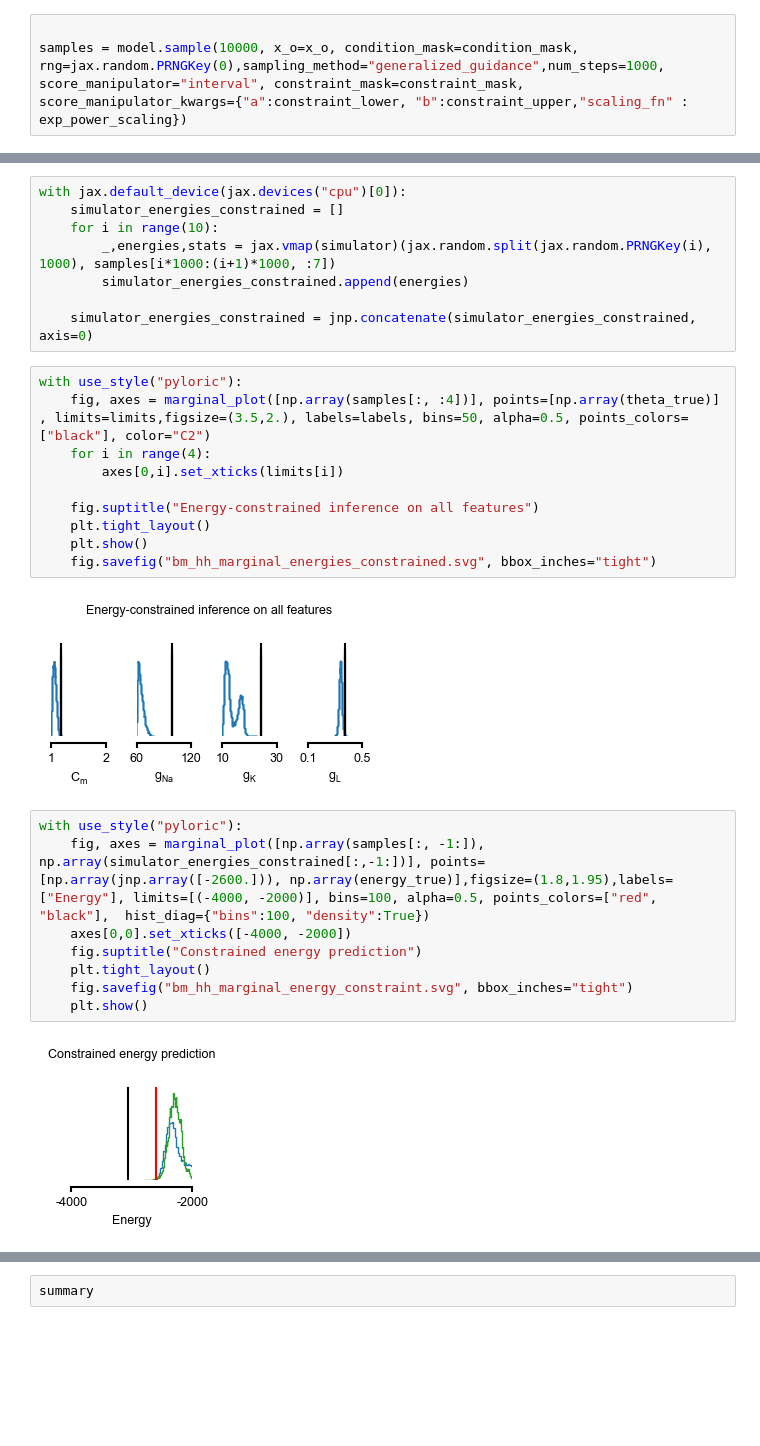
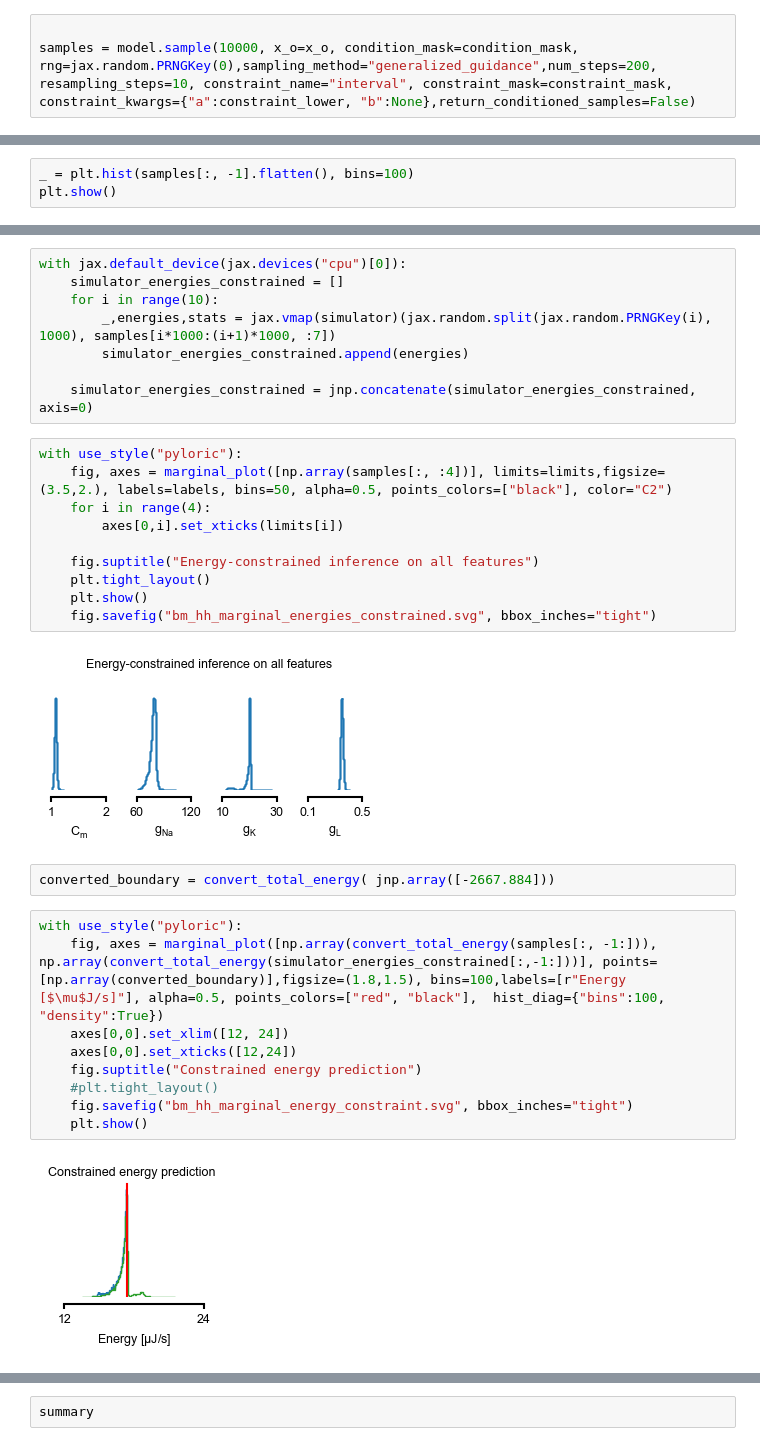
Before and after one commit to mackelab/probjax, a Jupyter notebook: scoresbibm/figures/fig5/base_fig.ipynb, the cells around one changed output, grey strips where cells are left out. Drawn from its saved outputs; the diff is of its cells as text; blank space fills up the shorter version.

```diff
--- a/scoresbibm/figures/fig5/base_fig.ipynb
+++ b/scoresbibm/figures/fig5/base_fig.ipynb
@@ -160,3 +194,3 @@ plt.show()
 # %%
 
-samples = model.sample(10000, x_o=x_o, condition_mask=condition_mask, rng=jax.random.PRNGKey(0),sampling_method="generalized_guidance",num_steps=1000, score_manipulator="interval", constraint_mask=constraint_mask, score_manipulator_kwargs={"a":constraint_lower, "b":constraint_upper,"scaling_fn" : exp_power_scaling})
+samples = model.sample(10000, x_o=x_o, condition_mask=condition_mask, rng=jax.random.PRNGKey(0),sampling_method="generalized_guidance",num_steps=200, resampling_steps=10, constraint_name="interval", constraint_mask=constraint_mask, constraint_kwargs={"a":constraint_lower, "b":None},return_conditioned_samples=False)
@@ -162,0 +204,3 @@ samples = model.sample(10000, x_o=x_o, condition_mask=condition_mask, rng=jax.ra
+# %%
+_ = plt.hist(samples[:, -1].flatten(), bins=100)
+plt.show()
@@ -170,7 +216,7 @@ with jax.default_device(jax.devices("cpu")[0]):
     simulator_energies_constrained = jnp.concatenate(simulator_energies_constrained, axis=0)
 # %%
 with use_style("pyloric"):
-    fig, axes = marginal_plot([np.array(samples[:, :4])], points=[np.array(theta_true)] , limits=limits,figsize=(3.5,2.), labels=labels, bins=50, alpha=0.5, points_colors=["black"], color="C2")
+    fig, axes = marginal_plot([np.array(samples[:, :4])], limits=limits,figsize=(3.5,2.), labels=labels, bins=50, alpha=0.5, points_colors=["black"], color="C2")
     for i in range(4):
         axes[0,i].set_xticks(limits[i])
 
@@ -179,15 +225,18 @@ with use_style("pyloric"):
     plt.show()
     fig.savefig("bm_hh_marginal_energies_constrained.svg", bbox_inches="tight")
 # %% [output]
-[figure, old version]
+[figure, new version]
+# %%
+converted_boundary = convert_total_energy( jnp.array([-2667.884]))
 # %%
 with use_style("pyloric"):
-    fig, axes = marginal_plot([np.array(samples[:, -1:]), np.array(simulator_energies_constrained[:,-1:])], points= [np.array(jnp.array([-2600.])), np.array(energy_true)],figsize=(1.8,1.95),labels=["Energy"], limits=[(-4000, -2000)], bins=100, alpha=0.5, points_colors=["red", "black"],  hist_diag={"bins":100, "density":True})
-    axes[0,0].set_xticks([-4000, -2000])
+    fig, axes = marginal_plot([np.array(convert_total_energy(samples[:, -1:])), np.array(convert_total_energy(simulator_energies_constrained[:,-1:]))], points= [np.array(converted_boundary)],figsize=(1.8,1.5), bins=100,labels=[r"Energy [$\mu$J/s]"], alpha=0.5, points_colors=["red", "black"],  hist_diag={"bins":100, "density":True})
+    axes[0,0].set_xlim([12, 24])
+    axes[0,0].set_xticks([12,24])
     fig.suptitle("Constrained energy prediction")
-    plt.tight_layout()
+    #plt.tight_layout()
     fig.savefig("bm_hh_marginal_energy_constraint.svg", bbox_inches="tight")
     plt.show()
 # %% [output]
-[figure, old version]
+[figure, new version]
 # %%
```
Also changed, not shown: parts of 30 cells of this notebook, 36 other files.
